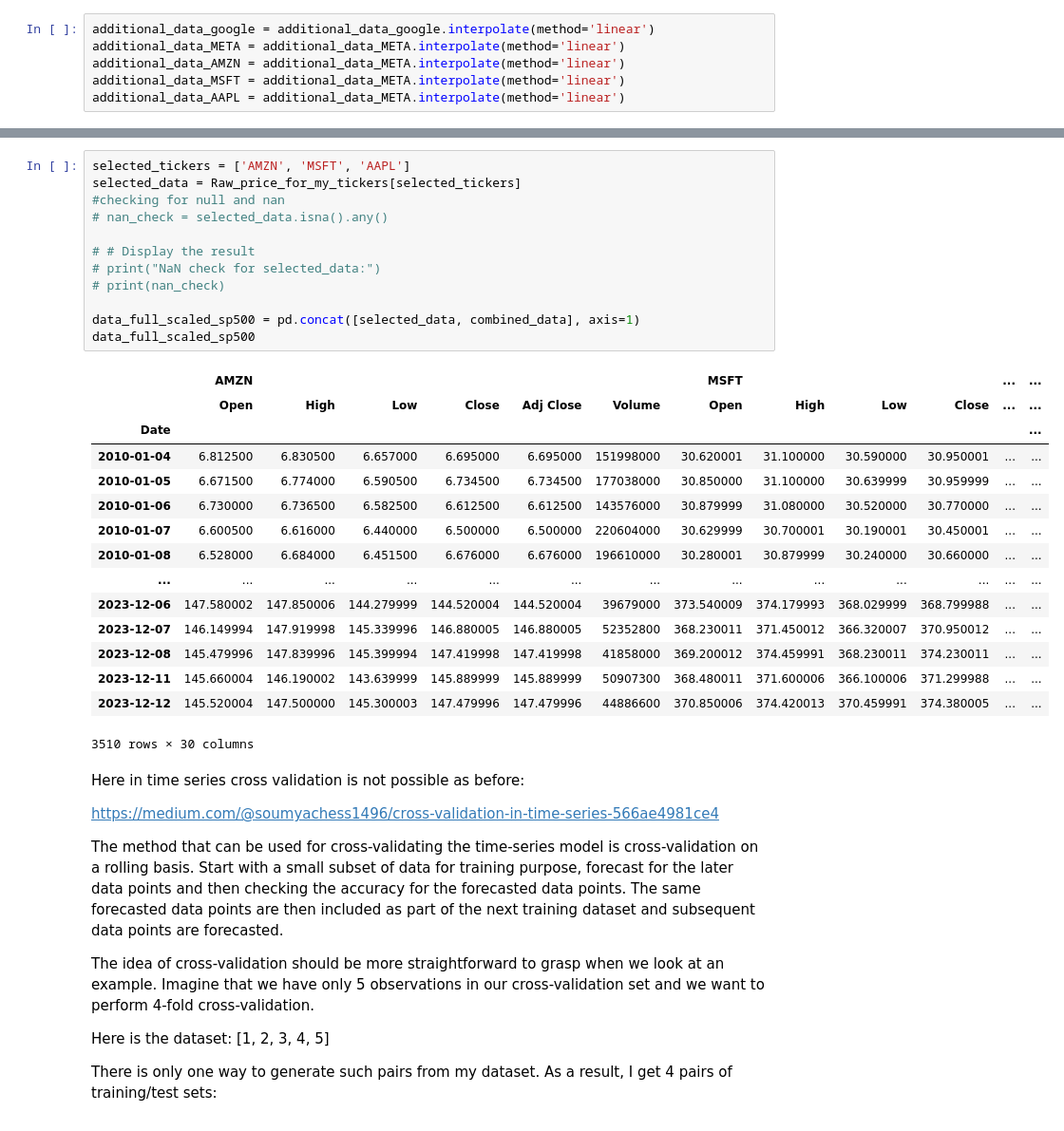
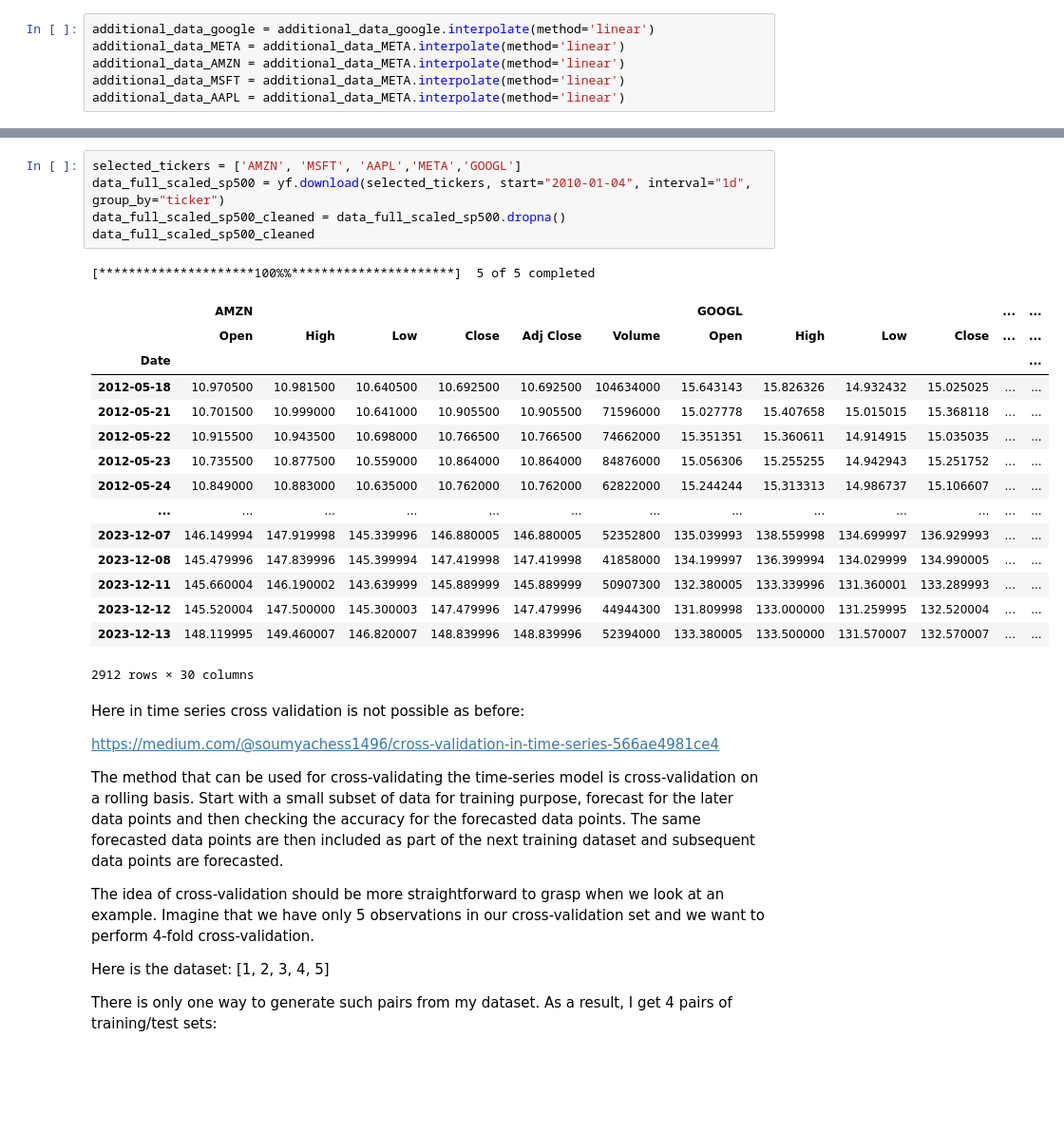
Before and after one commit to pooyaaf/Neural-Networks-Deep-Learning, a Jupyter notebook: Homework/HomeWork4/NNDL_HW4/Q1/Question_1_Time_series_prediction.ipynb, the cells around one changed output, grey strips where cells are left out. Shown at 95% size. Drawn from its saved outputs; the diff is of its cells as text; blank space fills up the shorter version.

```diff
--- a/Homework/HomeWork4/NNDL_HW4/Q1/Question_1_Time_series_prediction.ipynb
+++ b/Homework/HomeWork4/NNDL_HW4/Q1/Question_1_Time_series_prediction.ipynb
@@ -342,31 +340,25 @@ combined_data
-# %%
-selected_tickers = ['AMZN', 'MSFT', 'AAPL']
-selected_data = Raw_price_for_my_tickers[selected_tickers]
-#checking for null and nan
-# nan_check = selected_data.isna().any()
-
-# # Display the result
-# print("NaN check for selected_data:")
-# print(nan_check)
-
-data_full_scaled_sp500 = pd.concat([selected_data, combined_data], axis=1)
-data_full_scaled_sp500
-# %% [output]
-|  | AMZN |  |  |  |  |  | MSFT |  |  |  | ... | ... |
-|  | Open | High | Low | Close | Adj Close | Volume | Open | High | Low | Close | ... | ... |
-| Date |  |  |  |  |  |  |  |  |  |  |  | ... |
-| 2010-01-04 | 6.812500 | 6.830500 | 6.657000 | 6.695000 | 6.695000 | 151998000 | 30.620001 | 31.100000 | 30.590000 | 30.950001 | ... | ... |
-| 2010-01-05 | 6.671500 | 6.774000 | 6.590500 | 6.734500 | 6.734500 | 177038000 | 30.850000 | 31.100000 | 30.639999 | 30.959999 | ... | ... |
-| 2010-01-06 | 6.730000 | 6.736500 | 6.582500 | 6.612500 | 6.612500 | 143576000 | 30.879999 | 31.080000 | 30.520000 | 30.770000 | ... | ... |
-| 2010-01-07 | 6.600500 | 6.616000 | 6.440000 | 6.500000 | 6.500000 | 220604000 | 30.629999 | 30.700001 | 30.190001 | 30.450001 | ... | ... |
-| 2010-01-08 | 6.528000 | 6.684000 | 6.451500 | 6.676000 | 6.676000 | 196610000 | 30.280001 | 30.879999 | 30.240000 | 30.660000 | ... | ... |
-| ... | ... | ... | ... | ... | ... | ... | ... | ... | ... | ... | ... | ... |
-| 2023-12-06 | 147.580002 | 147.850006 | 144.279999 | 144.520004 | 144.520004 | 39679000 | 373.540009 | 374.179993 | 368.029999 | 368.799988 | ... | ... |
-| 2023-12-07 | 146.149994 | 147.919998 | 145.339996 | 146.880005 | 146.880005 | 52352800 | 368.230011 | 371.450012 | 366.320007 | 370.950012 | ... | ... |
-| 2023-12-08 | 145.479996 | 147.839996 | 145.399994 | 147.419998 | 147.419998 | 41858000 | 369.200012 | 374.459991 | 368.230011 | 374.230011 | ... | ... |
-| 2023-12-11 | 145.660004 | 146.190002 | 143.639999 | 145.889999 | 145.889999 | 50907300 | 368.480011 | 371.600006 | 366.100006 | 371.299988 | ... | ... |
-| 2023-12-12 | 145.520004 | 147.500000 | 145.300003 | 147.479996 | 147.479996 | 44886600 | 370.850006 | 374.420013 | 370.459991 | 374.380005 | ... | ... |
-3510 rows × 30 columns
+# %%
+selected_tickers = ['AMZN', 'MSFT', 'AAPL','META','GOOGL']
+data_full_scaled_sp500 = yf.download(selected_tickers, start="2010-01-04", interval="1d", group_by="ticker")
+data_full_scaled_sp500_cleaned = data_full_scaled_sp500.dropna()
+data_full_scaled_sp500_cleaned
+# %% [output]
+[*********************100%%**********************]  5 of 5 completed
+|  | AMZN |  |  |  |  |  | GOOGL |  |  |  | ... | ... |
+|  | Open | High | Low | Close | Adj Close | Volume | Open | High | Low | Close | ... | ... |
+| Date |  |  |  |  |  |  |  |  |  |  |  | ... |
+| 2012-05-18 | 10.970500 | 10.981500 | 10.640500 | 10.692500 | 10.692500 | 104634000 | 15.643143 | 15.826326 | 14.932432 | 15.025025 | ... | ... |
+| 2012-05-21 | 10.701500 | 10.999000 | 10.641000 | 10.905500 | 10.905500 | 71596000 | 15.027778 | 15.407658 | 15.015015 | 15.368118 | ... | ... |
+| 2012-05-22 | 10.915500 | 10.943500 | 10.698000 | 10.766500 | 10.766500 | 74662000 | 15.351351 | 15.360611 | 14.914915 | 15.035035 | ... | ... |
+| 2012-05-23 | 10.735500 | 10.877500 | 10.559000 | 10.864000 | 10.864000 | 84876000 | 15.056306 | 15.255255 | 14.942943 | 15.251752 | ... | ... |
+| 2012-05-24 | 10.849000 | 10.883000 | 10.635000 | 10.762000 | 10.762000 | 62822000 | 15.244244 | 15.313313 | 14.986737 | 15.106607 | ... | ... |
+| ... | ... | ... | ... | ... | ... | ... | ... | ... | ... | ... | ... | ... |
+| 2023-12-07 | 146.149994 | 147.919998 | 145.339996 | 146.880005 | 146.880005 | 52352800 | 135.039993 | 138.559998 | 134.699997 | 136.929993 | ... | ... |
+| 2023-12-08 | 145.479996 | 147.839996 | 145.399994 | 147.419998 | 147.419998 | 41858000 | 134.199997 | 136.399994 | 134.029999 | 134.990005 | ... | ... |
+| 2023-12-11 | 145.660004 | 146.190002 | 143.639999 | 145.889999 | 145.889999 | 50907300 | 132.380005 | 133.339996 | 131.360001 | 133.289993 | ... | ... |
+| 2023-12-12 | 145.520004 | 147.500000 | 145.300003 | 147.479996 | 147.479996 | 44944300 | 131.809998 | 133.000000 | 131.259995 | 132.520004 | ... | ... |
+| 2023-12-13 | 148.119995 | 149.460007 | 146.820007 | 148.839996 | 148.839996 | 52394000 | 133.380005 | 133.500000 | 131.570007 | 132.570007 | ... | ... |
+2912 rows × 30 columns
 # %% [markdown]
 Here in time series cross validation is not possible as before:
 
```
Also changed, not shown: parts of 15 cells of this notebook.
